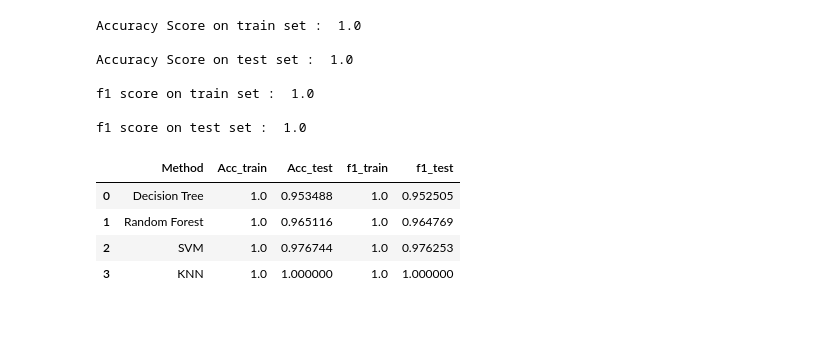
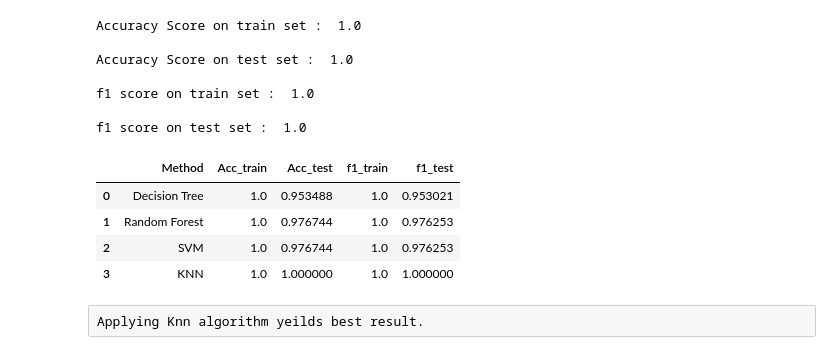
Before and after one commit to Preeti0502/PROJECT, a Jupyter notebook: penguins.ipynb, the cells around one changed output. Cells and saved outputs as stored; diff of their text form; code cells hidden in the pictures; blank space fills up the shorter version.

```diff
--- a/penguin.ipynb
+++ b/penguins.ipynb
@@ -285,23 +367,25 @@ f1 score on test set :  1.0
 # %%
 models = []
 models.append(('Decision Tree',accuracy_score(y_train, dtc.predict(x_train)),accuracy_score(y_test, dtc.predict(x_test)),
               f1_score(y_train, dtc.predict(x_train),average='weighted'),f1_score(y_test, dtc.predict(x_test),average='weighted')))
 
 models.append(('Random Forest', accuracy_score(y_train, mod1.predict(x_train)),accuracy_score(y_test, mod1.predict(x_test)),
               f1_score(y_train, mod1.predict(x_train),average='weighted'),f1_score(y_test, mod1.predict(x_test),average='weighted')))
 
 models.append(('SVM', accuracy_score(y_train, clf.predict(x_train)),accuracy_score(y_test, clf.predict(x_test)),
               f1_score(y_train, clf.predict(x_train),average='weighted'),f1_score(y_test, clf.predict(x_test),average='weighted')))
 
 models.append(('KNN', accuracy_score(y_train, knn.predict(x_train)),accuracy_score(y_test, knn.predict(x_test)),
               f1_score(y_train, knn.predict(x_train),average='weighted'),f1_score(y_test, knn.predict(x_test),average='weighted')))
 
-df=pd.DataFrame(models)
-df.columns=['Method','Acc_train','Acc_test','f1_train','f1_test']
-df
+table=pd.DataFrame(models)
+table.columns=['Method','Acc_train','Acc_test','f1_train','f1_test']
+table
 # %% [output]
 |  | Method | Acc_train | Acc_test | f1_train | f1_test |
-| 0 | Decision Tree | 1.0 | 0.953488 | 1.0 | 0.952505 |
-| 1 | Random Forest | 1.0 | 0.965116 | 1.0 | 0.964769 |
+| 0 | Decision Tree | 1.0 | 0.953488 | 1.0 | 0.953021 |
+| 1 | Random Forest | 1.0 | 0.976744 | 1.0 | 0.976253 |
 | 2 | SVM | 1.0 | 0.976744 | 1.0 | 0.976253 |
 | 3 | KNN | 1.0 | 1.000000 | 1.0 | 1.000000 |
+# %% [raw]
+Applying Knn algorithm yeilds best result.
```
Also changed, not shown: parts of 47 cells of this notebook.
